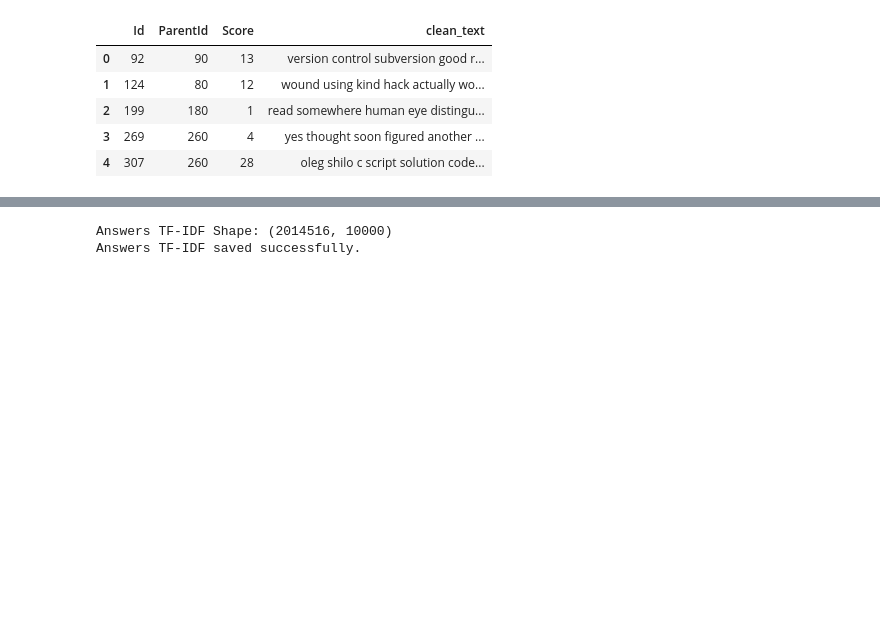
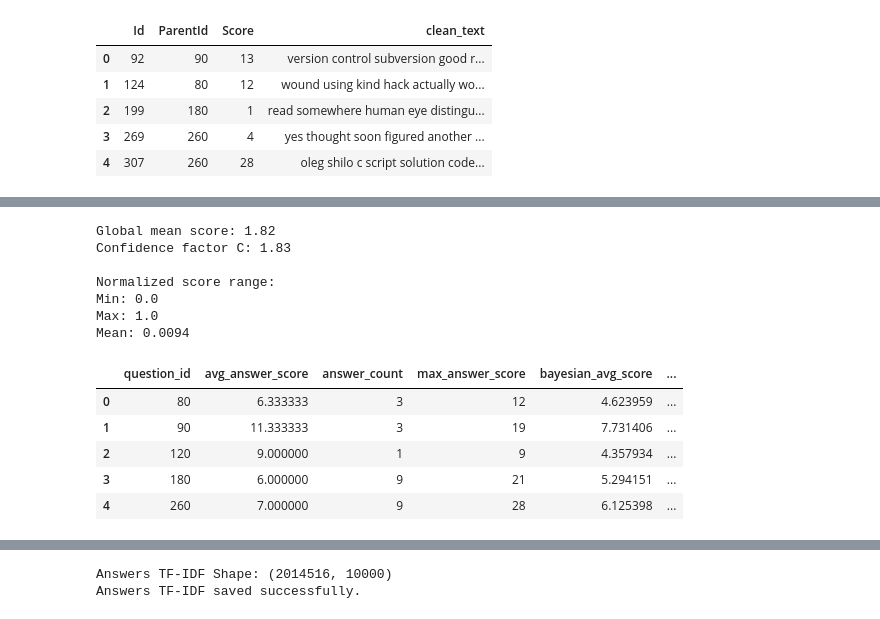
Before and after one commit to heidi04aldidi/agentic-assessment-design, a Jupyter notebook: notebooks/data_explorationn.ipynb, the cells around one changed output, grey strips where cells are left out. Saved outputs shown, nothing was run; the diff lists cells and outputs as text; code cells hidden in the pictures; blank space fills up the shorter version.

```diff
--- a/notebooks/data_explorationn.ipynb
+++ b/notebooks/data_explorationn.ipynb
@@ -343,0 +347,6 @@ print("Questions TF-IDF saved successfully.")
+# %%
+import pandas as pd
+# Load the newly cleaned answers (now has ParentId)
+answers_clean = pd.read_csv("../data/processed/answers_clean.csv")
+print("Answers shape:", answers_clean.shape)
+print(answers_clean.head(3))
@@ -343,0 +359,11 @@ print("Questions TF-IDF saved successfully.")
+# %%
+# Group all answers by the question they belong to (ParentId = Question Id)
+answer_stats = answers_clean.groupby("ParentId").agg(
+    avg_answer_score=("Score", "mean"),
+    answer_count=("Score", "count"),
+    max_answer_score=("Score", "max")
+).reset_index()
+# Rename ParentId to question_id for clarity
+answer_stats.rename(columns={"ParentId": "question_id"}, inplace=True)
+print("Answer stats shape:", answer_stats.shape)
+answer_stats.head(5)
@@ -343,0 +386,44 @@ print("Questions TF-IDF saved successfully.")
+# %%
+# STEP 3: Bayesian Smoothing + Normalize to 0-1
+# (Replaces the simple min-max normalization)
+
+global_mean = answer_stats["avg_answer_score"].mean()
+C = answer_stats["answer_count"].mean()  # confidence factor
+
+print(f"Global mean score: {global_mean:.2f}")
+print(f"Confidence factor C: {C:.2f}")
+
+# Apply Bayesian smoothing
+answer_stats["bayesian_avg_score"] = (
+    (C * global_mean + answer_stats["avg_answer_score"] * answer_stats["answer_count"])
+    / (C + answer_stats["answer_count"])
+)
+
+# Normalize to 0-1
+min_b = answer_stats["bayesian_avg_score"].min()
+max_b = answer_stats["bayesian_avg_score"].max()
+
+answer_stats["avg_score_normalized"] = (
+    (answer_stats["bayesian_avg_score"] - min_b) / (max_b - min_b)
+)
+
+print("\nNormalized score range:")
+print("Min:", answer_stats["avg_score_normalized"].min())
+print("Max:", answer_stats["avg_score_normalized"].max())
+print("Mean:", answer_stats["avg_score_normalized"].mean().round(4))
+
+answer_stats.head(5)
+# %% [output]
+Global mean score: 1.82
+Confidence factor C: 1.83
+
+Normalized score range:
+Min: 0.0
+Max: 1.0
+Mean: 0.0094
+|  | question_id | avg_answer_score | answer_count | max_answer_score | bayesian_avg_score | ... |
+| 0 | 80 | 6.333333 | 3 | 12 | 4.623959 | ... |
+| 1 | 90 | 11.333333 | 3 | 19 | 7.731406 | ... |
+| 2 | 120 | 9.000000 | 1 | 9 | 4.357934 | ... |
+| 3 | 180 | 6.000000 | 9 | 21 | 5.294151 | ... |
+| 4 | 260 | 7.000000 | 9 | 28 | 6.125398 | ... |
```
Also changed, not shown: parts of 6 cells of this notebook.
